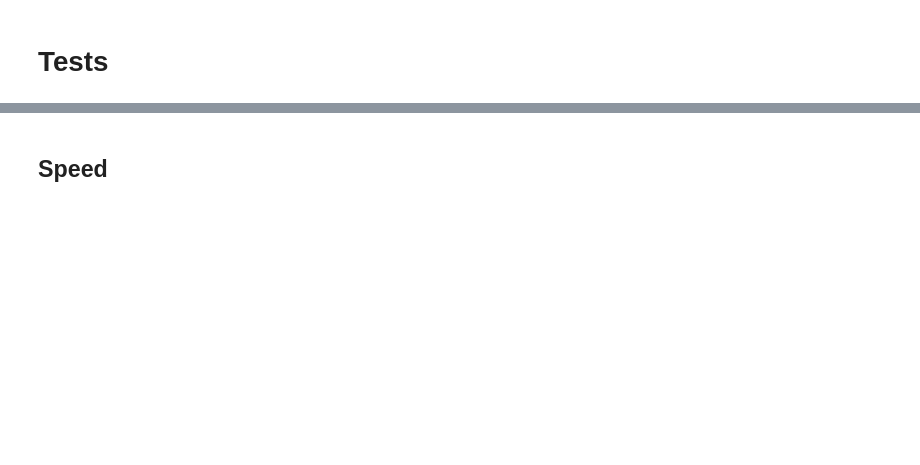
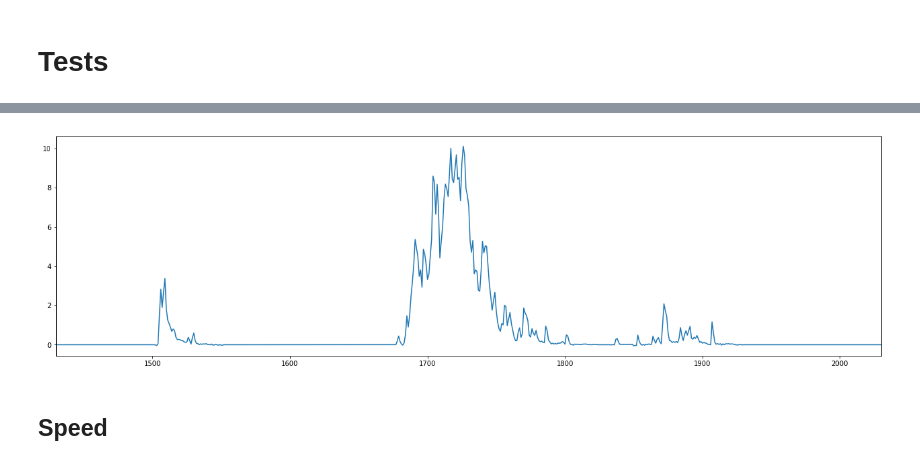
Before and after one commit to dbarg/helsinki_stockholm_collaboration, a Jupyter notebook: waveformsimulator_forward_model/waveformsimulator_forward_model.ipynb, the cells around one changed output, grey strips where cells are left out. Cells and saved outputs as stored; diff of their text form; code cells hidden in the pictures; blank space fills up the shorter version.

```diff
--- a/waveformsimulator_forward_model/waveformsimulator_forward_model.ipynb
+++ b/waveformsimulator_forward_model/waveformsimulator_forward_model.ipynb
@@ -184,3 +184,18 @@ plt.show()
+# %%
+for swf in model.output_plugin.last_event.sum_waveforms:
+    if swf.name == 'tpc_top':
+        wf = swf.samples
+# %%
+ct = model.output_plugin.last_event.main_s2.center_time  # [ns]
+ct /= 10  # [sample]
+# %%
+plt.figure(figsize=(22, 6))
+plt.plot(wf)
+plt.axvline(10000, color='red', linestyle='--')
+plt.xlim(ct - 300, ct + 300)
+plt.show()
+# %% [output]
+[figure, added]
 # %% [markdown]
 ## Speed
 # %%
```
Also changed, not shown: parts of 5 cells of this notebook, 1 other file.
